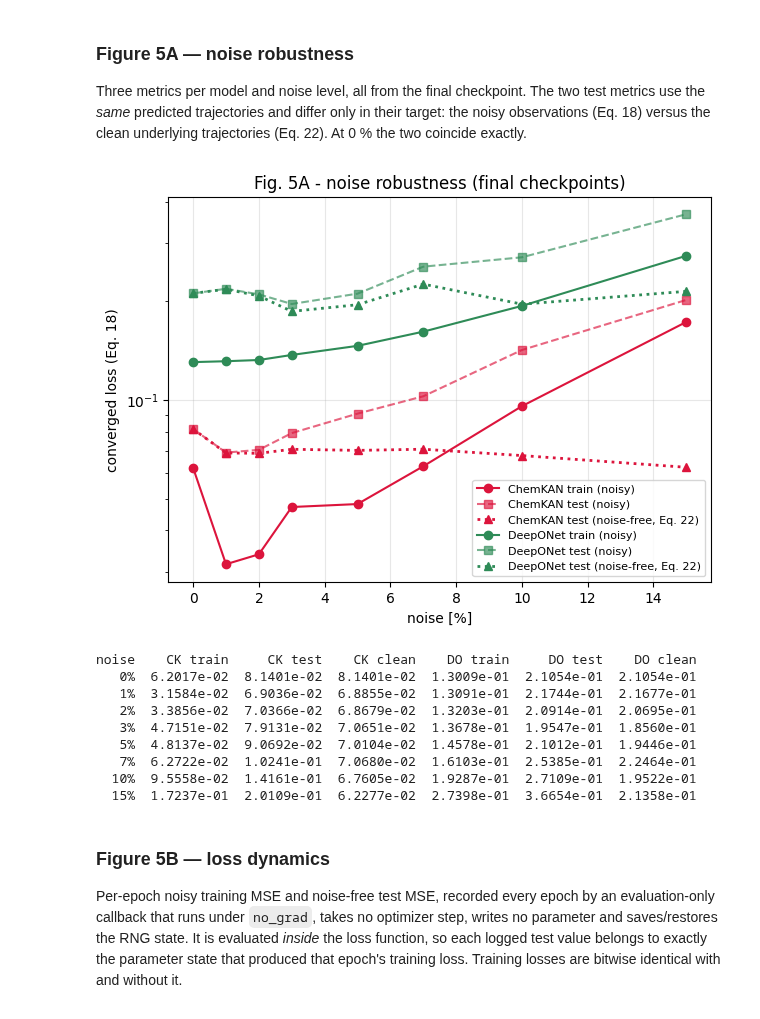
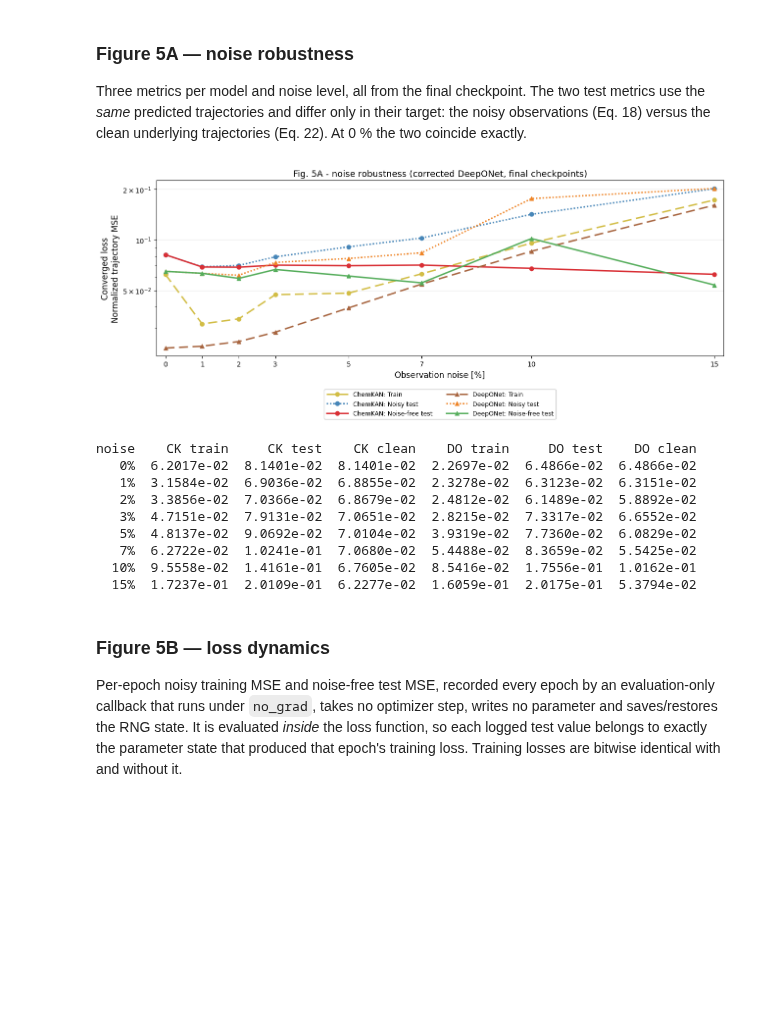
Before and after one commit to bnkglu/chemkan-tuwien, a Jupyter notebook: chemkan/notebooks/07_biodiesel_reproduction.ipynb, the cells around one changed output. Drawn from its saved outputs; the diff is of its cells as text; code cells hidden in the pictures; blank space fills up the shorter version.

```diff
--- a/chemkan/notebooks/07_biodiesel_reproduction.ipynb
+++ b/chemkan/notebooks/07_biodiesel_reproduction.ipynb
@@ -740,36 +757,64 @@ coincide exactly.
 # %%
 def series(model, key):
     rows = [r for r in metrics if r["role"] == "plotted" and r["model"] == model]
     return [float(next(r for r in rows if int(r["noise_percent"]) == p)[key]) for p in levels]
 
-fig, ax = plt.subplots(figsize=(7, 5))
-for mo, col in (("ChemKAN", "crimson"), ("DeepONet", "seagreen")):
-    ax.plot(levels, series(mo, "train_mse_noisy"), "o-", color=col, label=f"{mo} train (noisy)")
-    ax.plot(levels, series(mo, "test_mse_noisy"), "s--", color=col, alpha=.65, label=f"{mo} test (noisy)")
-    ax.plot(levels, series(mo, "test_mse_clean"), "^:", color=col, lw=2, label=f"{mo} test (noise-free, Eq. 22)")
-ax.set_xlabel("noise [%]"); ax.set_ylabel("converged loss (Eq. 18)"); ax.set_yscale("log")
-ax.set_title("Fig. 5A - noise robustness (final checkpoints)"); ax.legend(fontsize=8); ax.grid(alpha=.3)
+from matplotlib.ticker import LogLocator, LogFormatterSciNotation
+
+# Shared by Figures 5A and 5B: model colors, metric line patterns.
+FIG5_COLORS = {
+    "ChemKAN": {"train_mse_noisy": "#D2BD45", "test_mse_noisy": "#4786B8",
+                "test_mse_clean": "#D92F35"},
+    "DeepONet": {"train_mse_noisy": "#A76540", "test_mse_noisy": "#EF8426",
+                 "test_mse_clean": "#55AD5B"},
+}
+FIG5_LINES = {"train_mse_noisy": (0, (6, 3)),
+              "test_mse_noisy": (0, (1, 1.2)), "test_mse_clean": "-"}
+FIG5_LABELS = {"train_mse_noisy": "Train", "test_mse_noisy": "Noisy test",
+               "test_mse_clean": "Noise-free test"}
+
+fig, ax = plt.subplots(figsize=(13, 5.5))
+for model, marker in (("ChemKAN", "o"), ("DeepONet", "^")):
+    for key in ("train_mse_noisy", "test_mse_noisy", "test_mse_clean"):
+        ax.plot(levels, series(model, key), color=FIG5_COLORS[model][key],
+                ls=FIG5_LINES[key], lw=2.2, marker=marker, ms=6,
+                label=f"{model}: {FIG5_LABELS[key]}")
+ax.set_xlabel("Observation noise [%]", fontsize=12)
+ax.set_ylabel("Converged loss\nNormalized trajectory MSE", fontsize=12)
+ax.set_yscale("log")
+ax.yaxis.set_major_locator(LogLocator(base=10, subs=(1, 2, 5)))
+ax.yaxis.set_major_formatter(LogFormatterSciNotation(base=10, labelOnlyBase=False,
+                                                    minor_thresholds=(np.inf, np.inf)))
+ax.set_xticks(levels)
+ax.set_xlim(min(levels) - 0.25, max(levels) + 0.25)
+ax.tick_params(axis="both", which="major", labelsize=10)
+ax.set_title("Fig. 5A - noise robustness (corrected DeepONet, final checkpoints)", fontsize=13)
+# Matplotlib fills columns in order: ChemKAN on the left, DeepONet on the right.
+ax.legend(ncol=2, fontsize=9, loc="upper center", bbox_to_anchor=(0.5, -0.17),
+          handlelength=3.5, columnspacing=2.2, framealpha=1)
+ax.grid(axis="y", which="major", alpha=0.25)
+fig.tight_layout()
 if SAVE_FIGURES:
     for e in ("pdf", "png"):
         fig.savefig(FIGB / f"fig05a_biodiesel_noise_robustness.{e}", dpi=150, bbox_inches="tight")
 plt.show()
 
 print(f"{'noise':>5} {'CK train':>11} {'CK test':>11} {'CK clean':>11} "
       f"{'DO train':>11} {'DO test':>11} {'DO clean':>11}")
 for i, p in enumerate(levels):
     print(f"{p:4d}% " + " ".join(f"{series(m, k)[i]:11.4e}" for m in ("ChemKAN", "DeepONet")
                                   for k in ("train_mse_noisy", "test_mse_noisy", "test_mse_clean")))
 # %% [output]
-[figure, old version]
+[figure, new version]
 noise    CK train     CK test    CK clean    DO train     DO test    DO clean
-   0%  6.2017e-02  8.1401e-02  8.1401e-02  1.3009e-01  2.1054e-01  2.1054e-01
-   1%  3.1584e-02  6.9036e-02  6.8855e-02  1.3091e-01  2.1744e-01  2.1677e-01
-   2%  3.3856e-02  7.0366e-02  6.8679e-02  1.3203e-01  2.0914e-01  2.0695e-01
-   3%  4.7151e-02  7.9131e-02  7.0651e-02  1.3678e-01  1.9547e-01  1.8560e-01
-   5%  4.8137e-02  9.0692e-02  7.0104e-02  1.4578e-01  2.1012e-01  1.9446e-01
-   7%  6.2722e-02  1.0241e-01  7.0680e-02  1.6103e-01  2.5385e-01  2.2464e-01
-  10%  9.5558e-02  1.4161e-01  6.7605e-02  1.9287e-01  2.7109e-01  1.9522e-01
-  15%  1.7237e-01  2.0109e-01  6.2277e-02  2.7398e-01  3.6654e-01  2.1358e-01
+   0%  6.2017e-02  8.1401e-02  8.1401e-02  2.2697e-02  6.4866e-02  6.4866e-02
+   1%  3.1584e-02  6.9036e-02  6.8855e-02  2.3278e-02  6.3123e-02  6.3151e-02
+   2%  3.3856e-02  7.0366e-02  6.8679e-02  2.4812e-02  6.1489e-02  5.8892e-02
+   3%  4.7151e-02  7.9131e-02  7.0651e-02  2.8215e-02  7.3317e-02  6.6552e-02
+   5%  4.8137e-02  9.0692e-02  7.0104e-02  3.9319e-02  7.7360e-02  6.0829e-02
+   7%  6.2722e-02  1.0241e-01  7.0680e-02  5.4488e-02  8.3659e-02  5.5425e-02
+  10%  9.5558e-02  1.4161e-01  6.7605e-02  8.5416e-02  1.7556e-01  1.0162e-01
+  15%  1.7237e-01  2.0109e-01  6.2277e-02  1.6059e-01  2.0175e-01  5.3794e-02
 # %% [markdown]
 ### Figure 5B — loss dynamics
 
```
Also changed, not shown: parts of 24 cells of this notebook, 1 other file.
